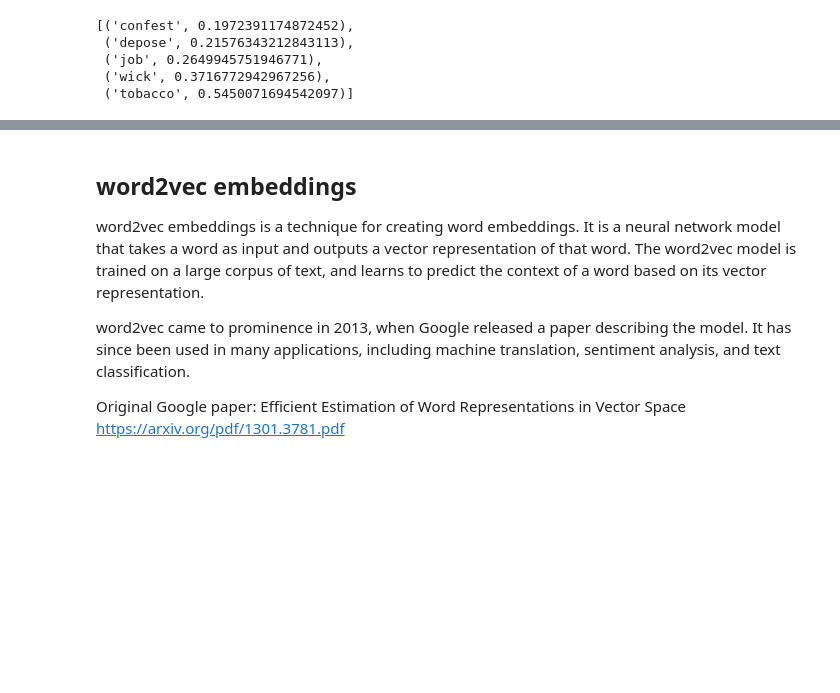
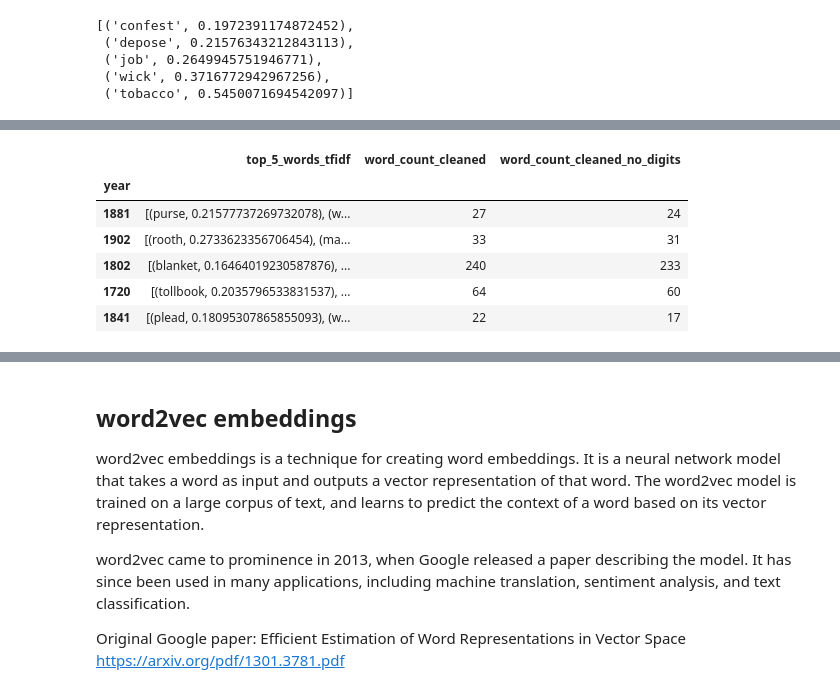
Before and after one commit to ValRCS/BSSDH_2023_workshop, a Jupyter notebook: notebooks/day1_part3_embeddings.ipynb, the cells around one changed output, grey strips where cells are left out. Cells and saved outputs as stored; diff of their text form; code cells hidden in the pictures; blank space fills up the shorter version.

```diff
--- a/notebooks/day1_part3_embeddings.ipynb
+++ b/notebooks/day1_part3_embeddings.ipynb
@@ -538,3 +652,13 @@ df.sample(5)
+# %%
+df.sample(5)[['top_5_words_tfidf', 'word_count_cleaned', 'word_count_cleaned_no_digits']] # so 3 columns in any order
+# %% [output]
+|  | top_5_words_tfidf | word_count_cleaned | word_count_cleaned_no_digits |
+| year |  |  |  |
+| 1881 | [(purse, 0.21577737269732078), (w... | 27 | 24 |
+| 1902 | [(rooth, 0.2733623356706454), (ma... | 33 | 31 |
+| 1802 | [(blanket, 0.16464019230587876), ... | 240 | 233 |
+| 1720 | [(tollbook, 0.2035796533831537), ... | 64 | 60 |
+| 1841 | [(plead, 0.18095307865855093), (w... | 22 | 17 |
 # %%
 # we would love to save our data to parquet file but alas we have datatypes that are not supported by parquet
 # thus we will use pickle that will faithfully save everything
```
Also changed, not shown: parts of 23 cells of this notebook, 1 other file.
